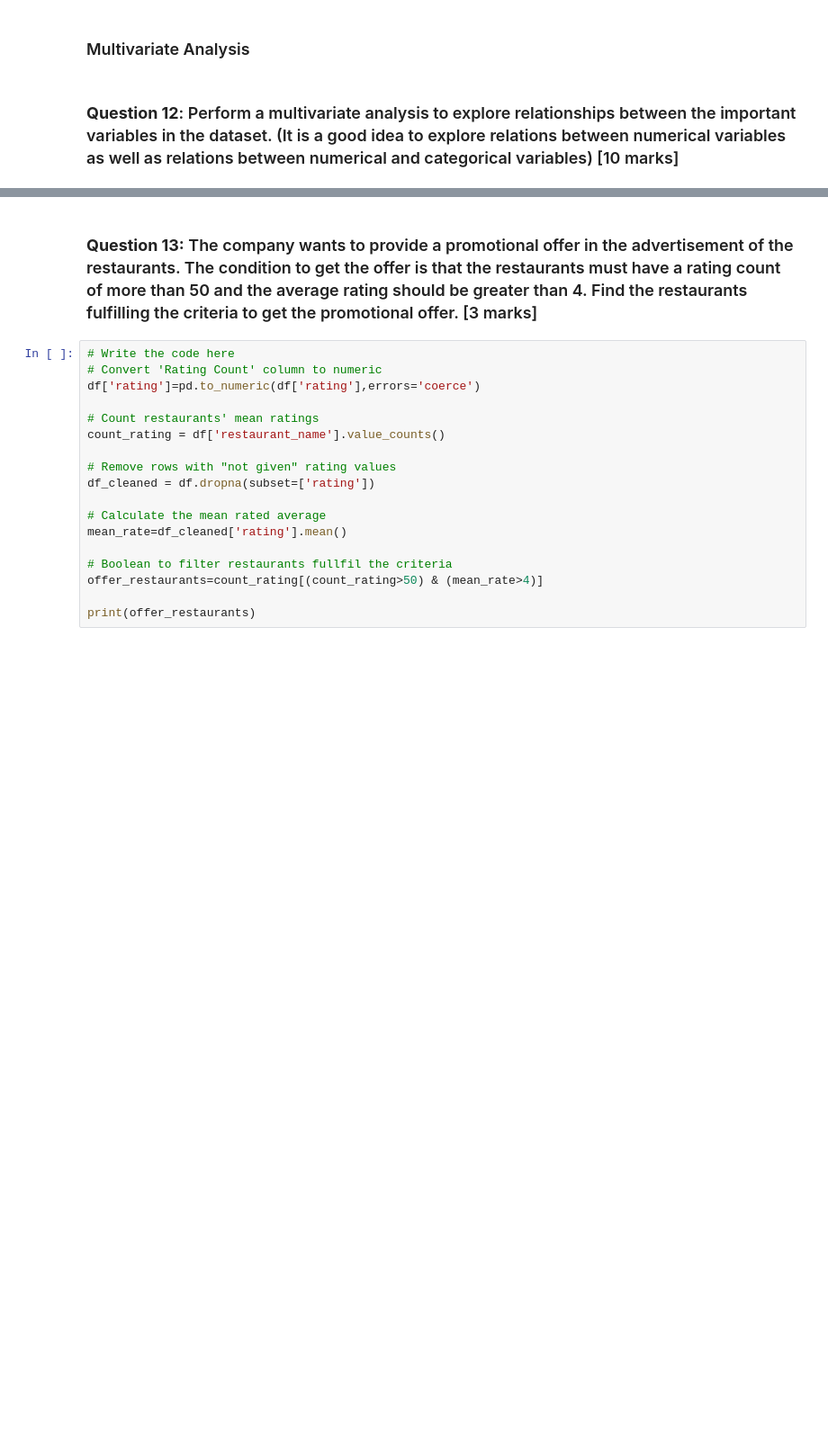
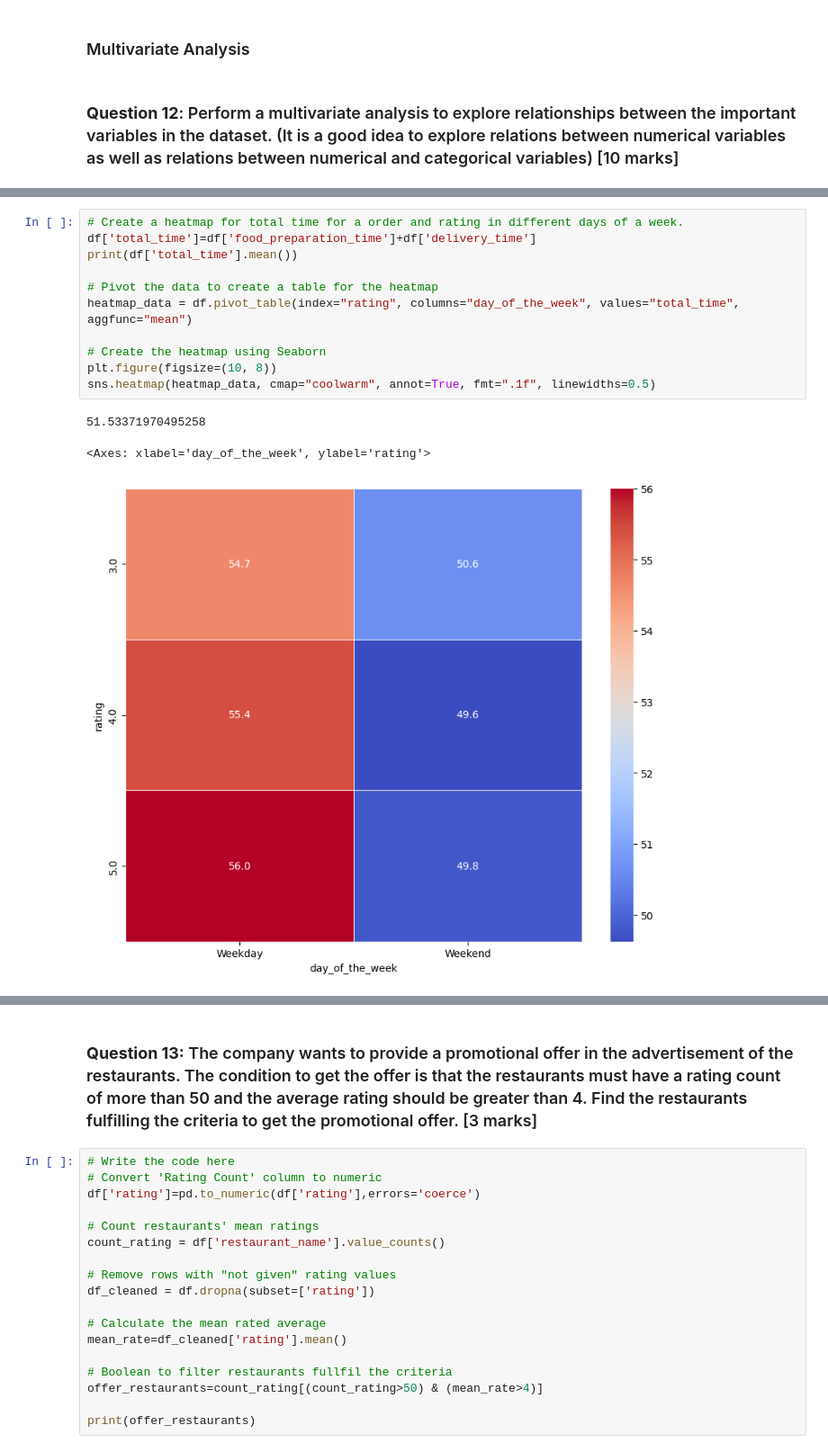
Before and after one commit to ZhiyaoShu/Data-visualization---Foodhub, a Jupyter notebook: FDS_Project_LearnerNotebook_LowCode.ipynb, the cells around one changed output, grey strips where cells are left out. Shown at 90% size. Drawn from its saved outputs; the diff is of its cells as text; blank space fills up the shorter version.

```diff
--- a/FDS_Project_LearnerNotebook_LowCode.ipynb
+++ b/FDS_Project_LearnerNotebook_LowCode.ipynb
@@ -368,0 +379,15 @@ sns.pairplot(df[numerical_cols], kind='scatter', diag_kind='kde', height=3)
+# %%
+# Create a heatmap for total time for a order and rating in different days of a week.
+df['total_time']=df['food_preparation_time']+df['delivery_time']
+print(df['total_time'].mean())
+
+# Pivot the data to create a table for the heatmap
+heatmap_data = df.pivot_table(index="rating", columns="day_of_the_week", values="total_time", aggfunc="mean")
+
+# Create the heatmap using Seaborn
+plt.figure(figsize=(10, 8))
+sns.heatmap(heatmap_data, cmap="coolwarm", annot=True, fmt=".1f", linewidths=0.5)
+# %% [output]
+51.53371970495258
+<Axes: xlabel='day_of_the_week', ylabel='rating'>
+[figure, added]
```
Also changed, not shown: parts of 7 cells of this notebook, 2 other files.
